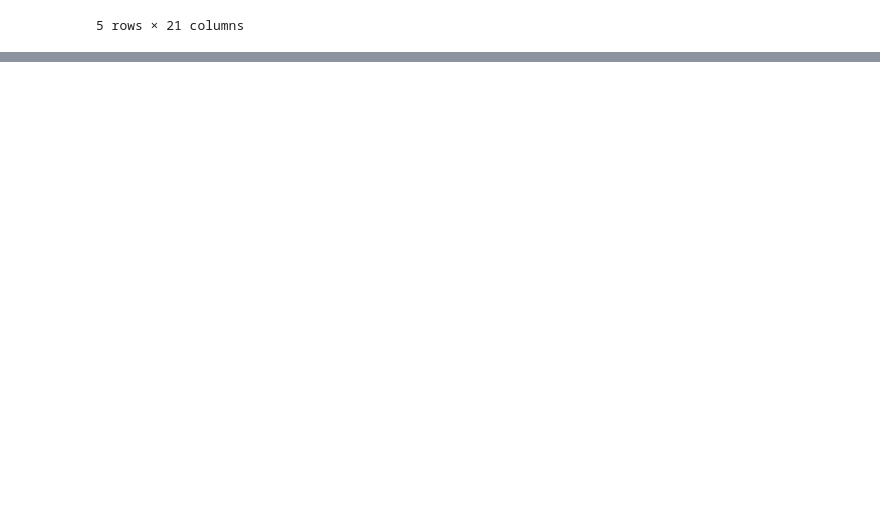
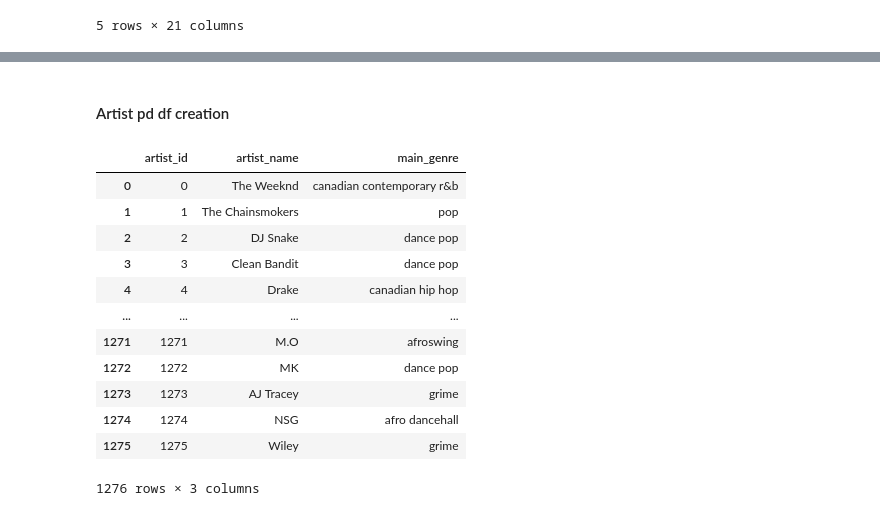
Before and after one commit to ArturOle/SpotifyAnalysis, a Jupyter notebook: analysis.ipynb, the cells around one changed output, grey strips where cells are left out. Saved outputs shown, nothing was run; the diff lists cells and outputs as text; code cells hidden in the pictures; blank space fills up the shorter version.

```diff
--- a/analysis.ipynb
+++ b/analysis.ipynb
@@ -183,0 +211,22 @@ data_merged.loc[null_indexes,:].head(5)
+# %% [markdown]
+#### Artist pd df creation
+# %%
+data_merged = data_merged.merge(best_genre, how='left')
+Artists = data_merged.loc[:, ["Artist", "main_genre"]].drop_duplicates(ignore_index=True)
+Artists = Artists.reset_index(level=0)
+Artists.rename(columns = {'Artist':'artist_name', "index":"artist_id"}, inplace = True)
+Artists
+# %% [output]
+|  | artist_id | artist_name | main_genre |
+| 0 | 0 | The Weeknd | canadian contemporary r&b |
+| 1 | 1 | The Chainsmokers | pop |
+| 2 | 2 | DJ Snake | dance pop |
+| 3 | 3 | Clean Bandit | dance pop |
+| 4 | 4 | Drake | canadian hip hop |
+| ... | ... | ... | ... |
+| 1271 | 1271 | M.O | afroswing |
+| 1272 | 1272 | MK | dance pop |
+| 1273 | 1273 | AJ Tracey | grime |
+| 1274 | 1274 | NSG | afro dancehall |
+| 1275 | 1275 | Wiley | grime |
+1276 rows × 3 columns
```
Also changed, not shown: parts of 7 cells of this notebook.
